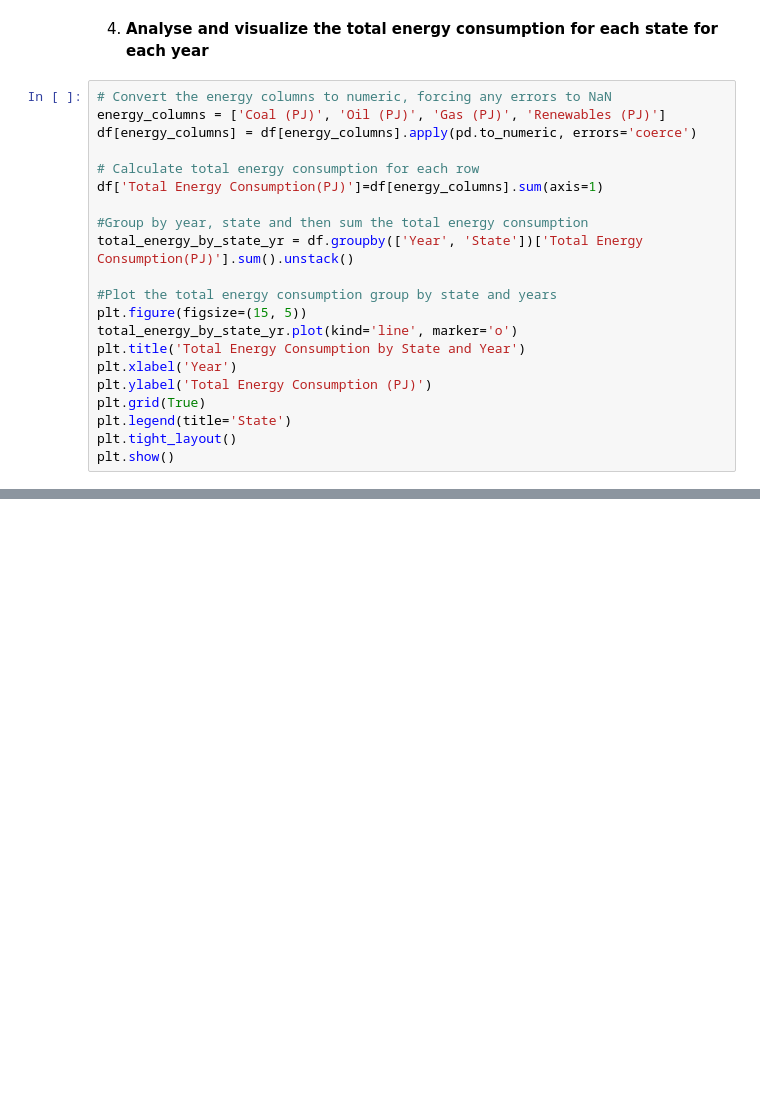
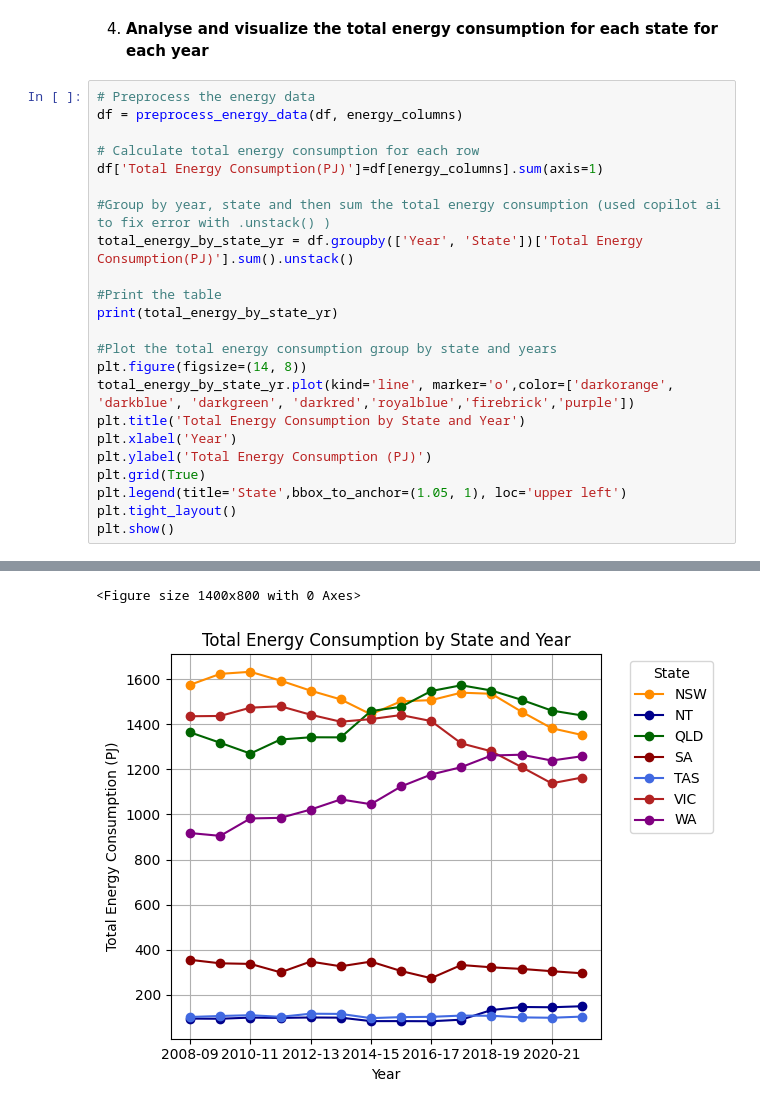
Before and after one commit to TanisiCurtin/Programming-Assignment-2, a Jupyter notebook: Business_Report_Notebook.ipynb, the cells around one changed output, grey strips where cells are left out. Cells and saved outputs as stored; diff of their text form; blank space fills up the shorter version.

```diff
--- a/Business_Report_Notebook.ipynb
+++ b/Business_Report_Notebook.ipynb
@@ -166,23 +203,26 @@ plt.show()
 # %% [markdown]
 4. **Analyse and visualize the total energy consumption for each state for each year**
 # %%
-# Convert the energy columns to numeric, forcing any errors to NaN
-energy_columns = ['Coal (PJ)', 'Oil (PJ)', 'Gas (PJ)', 'Renewables (PJ)']
-df[energy_columns] = df[energy_columns].apply(pd.to_numeric, errors='coerce')
+# Preprocess the energy data
+df = preprocess_energy_data(df, energy_columns)
 
 # Calculate total energy consumption for each row
 df['Total Energy Consumption(PJ)']=df[energy_columns].sum(axis=1)
 
-#Group by year, state and then sum the total energy consumption
+#Group by year, state and then sum the total energy consumption (used copilot ai to fix error with .unstack() )
 total_energy_by_state_yr = df.groupby(['Year', 'State'])['Total Energy Consumption(PJ)'].sum().unstack()
 
+#Print the table
+print(total_energy_by_state_yr)
+
 #Plot the total energy consumption group by state and years
-plt.figure(figsize=(15, 5))
-total_energy_by_state_yr.plot(kind='line', marker='o')
+plt.figure(figsize=(14, 8))
+total_energy_by_state_yr.plot(kind='line', marker='o',color=['darkorange', 'darkblue', 'darkgreen', 'darkred','royalblue','firebrick','purple'])
 plt.title('Total Energy Consumption by State and Year')
 plt.xlabel('Year')
 plt.ylabel('Total Energy Consumption (PJ)')
 plt.grid(True)
-plt.legend(title='State')
+plt.legend(title='State',bbox_to_anchor=(1.05, 1), loc='upper left')
 plt.tight_layout()
 plt.show()
+# %% [output]
@@ -188,0 +245,2 @@ plt.show()
+<Figure size 1400x800 with 0 Axes>
+[figure, added]
```
Also changed, not shown: parts of 17 cells of this notebook.
